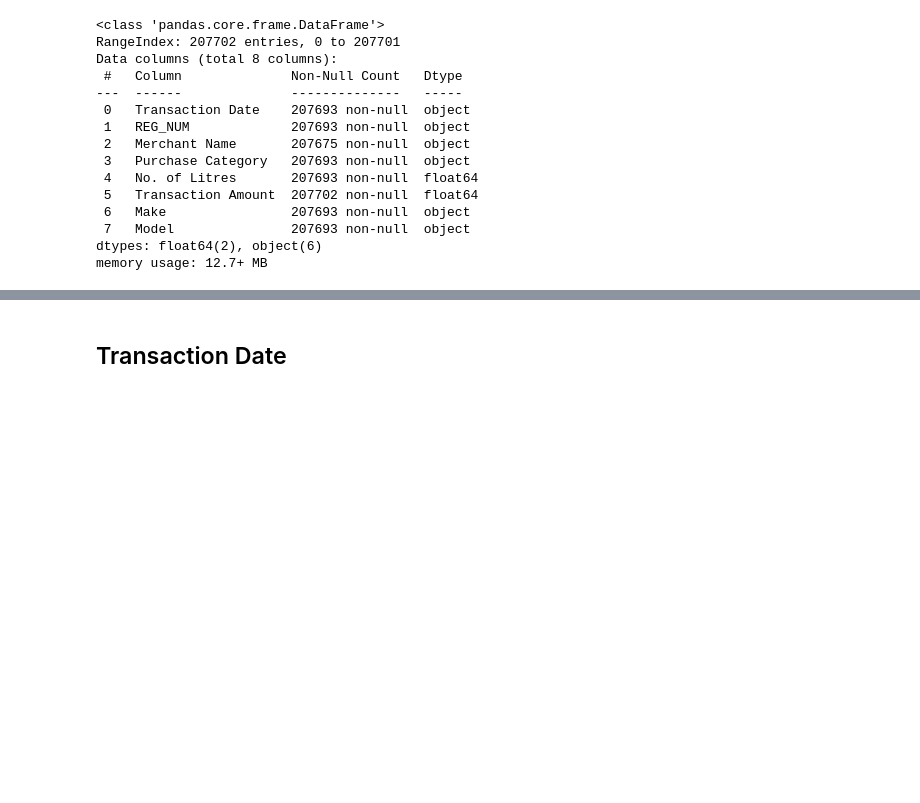
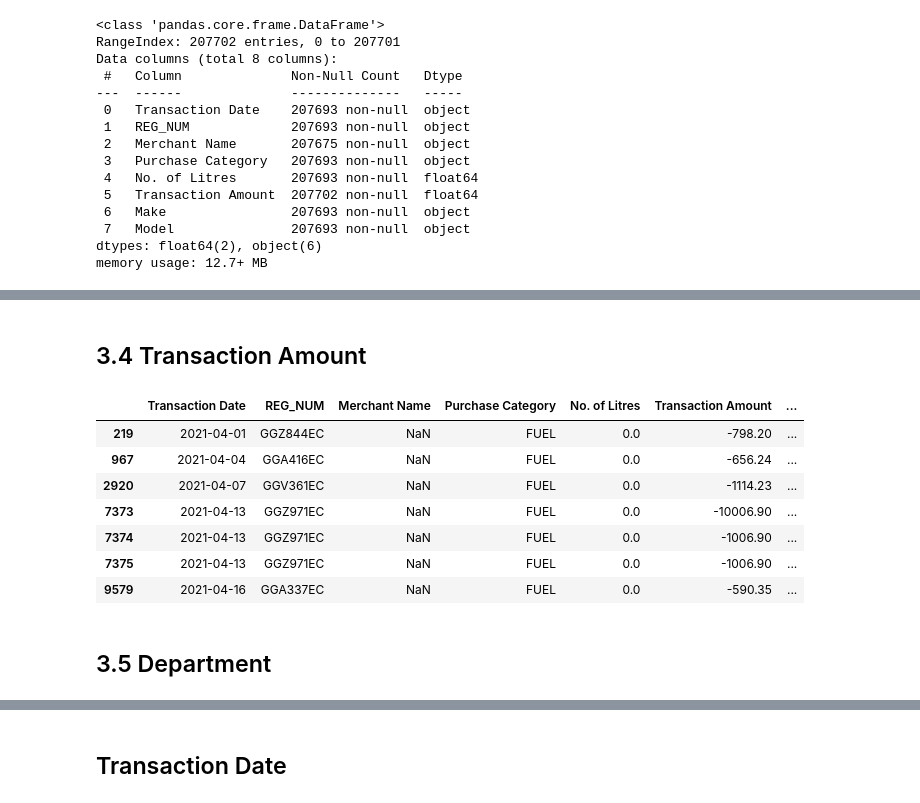
Before and after one commit to Jared-T/masters-dissertation, a Jupyter notebook: notebooks/Final_Data_Prep.ipynb, the cells around one changed output, grey strips where cells are left out. Drawn from its saved outputs; the diff is of its cells as text; code cells hidden in the pictures; blank space fills up the shorter version.

```diff
--- a/notebooks/Final_Data_Prep.ipynb
+++ b/notebooks/Final_Data_Prep.ipynb
@@ -42,0 +262,3 @@ memory usage: 12.7+ MB
+# %%
+# Remove all non-fuel transactions
+clean_data = clean_data[clean_data['Purchase Category'] == 'FUEL']
@@ -42,0 +373,16 @@ memory usage: 12.7+ MB
+# %% [markdown]
+## 3.4 Transaction Amount
+# %%
+# Check for negative transaction amounts - check these for later
+clean_data[clean_data['Transaction Amount'] < 0]
+# %% [output]
+|  | Transaction Date | REG_NUM | Merchant Name | Purchase Category | No. of Litres | Transaction Amount | ... |
+| 219 | 2021-04-01 | GGZ844EC | NaN | FUEL | 0.0 | -798.20 | ... |
+| 967 | 2021-04-04 | GGA416EC | NaN | FUEL | 0.0 | -656.24 | ... |
+| 2920 | 2021-04-07 | GGV361EC | NaN | FUEL | 0.0 | -1114.23 | ... |
+| 7373 | 2021-04-13 | GGZ971EC | NaN | FUEL | 0.0 | -10006.90 | ... |
+| 7374 | 2021-04-13 | GGZ971EC | NaN | FUEL | 0.0 | -1006.90 | ... |
+| 7375 | 2021-04-13 | GGZ971EC | NaN | FUEL | 0.0 | -1006.90 | ... |
+| 9579 | 2021-04-16 | GGA337EC | NaN | FUEL | 0.0 | -590.35 | ... |
+# %% [markdown]
+## 3.5 Department
```
Also changed, not shown: parts of 61 cells of this notebook, 1 other file.
